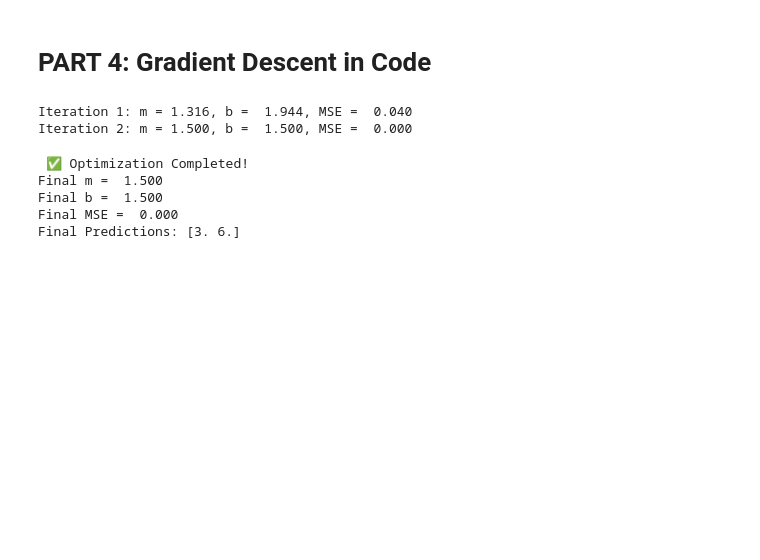
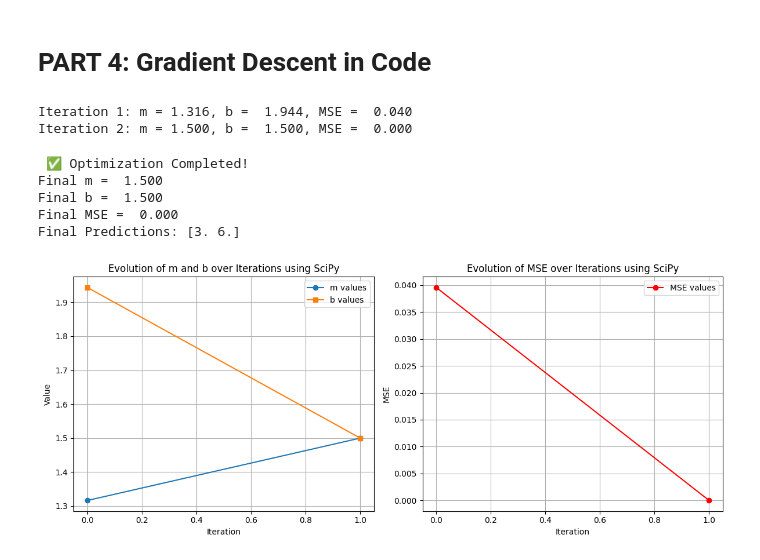
Before and after one commit to milkakeza/Formative3_Group5, a Jupyter notebook: Formative3_Group5.ipynb, the cells around one changed output. Cells and saved outputs as stored; diff of their text form; code cells hidden in the pictures; blank space fills up the shorter version.

Commit message:
Add visualization of parameter updates and MSE over iterations

```diff
--- a/Formative3_Group5.ipynb
+++ b/Formative3_Group5.ipynb
@@ -221,3 +221,30 @@ Final m =  1.500
 Final b =  1.500
 Final MSE =  0.000
 Final Predictions: [3. 6.]
+# %%
+# Visualization
+plt.figure(figsize=(12,5))
+
+#Plot m and b evolution over iterations
+plt.subplot(1,2,1)
+plt.plot(history['m'], label='m values', marker='o')
+plt.plot(history['b'], label='b values', marker='s')
+plt.title('Evolution of m and b over Iterations using SciPy')
+plt.xlabel('Iteration')
+plt.ylabel('Value')
+plt.legend()
+plt.grid(True)
+
+# Plot MSE over iterations
+plt.subplot(1,2,2)
+plt.plot(history['mse'], label='MSE values', marker='o', color='red')
+plt.title('Evolution of MSE over Iterations using SciPy')
+plt.xlabel('Iteration')
+plt.ylabel('MSE')
+plt.legend()
+plt.grid(True)
+
+plt.tight_layout()
+plt.show()
+# %% [output]
+[figure, added]
```
